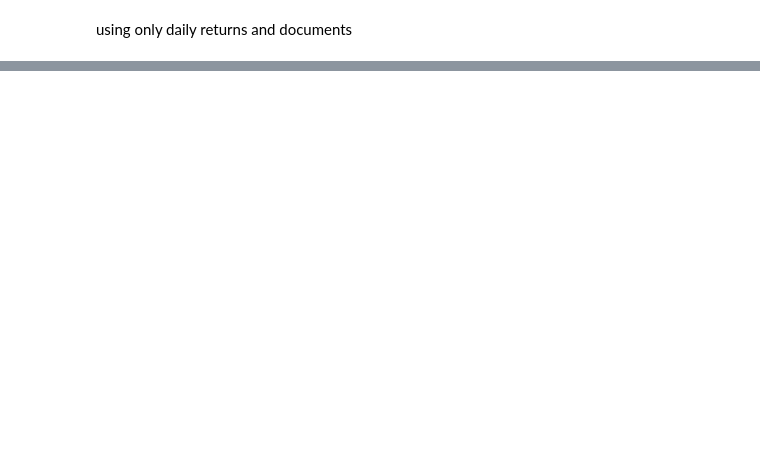
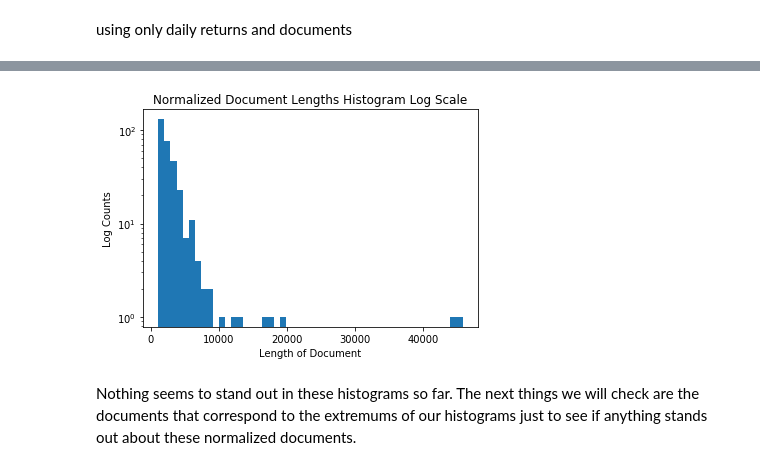
Before and after one commit to Evbor/Stock_Analysis, a Jupyter notebook: research/FinTech.ipynb, the cells around one changed output, grey strips where cells are left out. Cells and saved outputs as stored; diff of their text form; code cells hidden in the pictures; blank space fills up the shorter version.

```diff
--- a/research/FinTech.ipynb
+++ b/research/FinTech.ipynb
@@ -506,0 +730,15 @@ using only daily returns and documents
+# %%
+# Checking the extract_html function
+checksout = True
+for doc_name in os.listdir(intel_docs_path):
+    doc_path = os.path.join(intel_docs_path, doc_name)
+    with open(doc_path, 'r') as f:
+        raw_doc_text = f.read()
+    eight_k = extract_8k(raw_doc_text)[0]
+    num_html_tags = len(extract_html(eight_k))
+    if not (0 <= num_html_tags <= 1):
+        checksout = False
+        print('Filing: {0}, contains: {1} html tags, check re of extract_html, and document.'.format(doc_path, num_html_tags))
+
+if checksout:
+    print('The re in extract_html seems to checkout.')
@@ -506,0 +751,10 @@ using only daily returns and documents
+# %%
+# Constructing norm_doc_lengths: a list of lengths of Intel's 8-K forms after they are normalized
+norm_doc_lengths_paths_dict = {}
+
+for doc_name in os.listdir(intel_docs_path):
+    doc_path = os.path.join(intel_docs_path, doc_name)
+    with open(doc_path, 'r') as f:
+        raw_doc_text = f.read()
+    norm_doc = normalize_document(raw_doc_text)
+    norm_doc_lengths_paths_dict[len(norm_doc)] = doc_path
@@ -506,0 +778,11 @@ using only daily returns and documents
+# %%
+fig, ax = plt.subplots()
+ax.hist(norm_doc_lengths_paths_dict.keys(), bins=50, log=True)
+ax.set_title('Normalized Document Lengths Histogram Log Scale')
+ax.set_xlabel('Length of Document')
+ax.set_ylabel('Log Counts')
+plt.show()
+# %% [output]
+[figure, added]
+# %% [markdown]
+Nothing seems to stand out in these histograms so far. The next things we will check are the documents that correspond to the extremums of our histograms just to see if anything stands out about these normalized documents.
```
Also changed, not shown: parts of 55 cells of this notebook.
